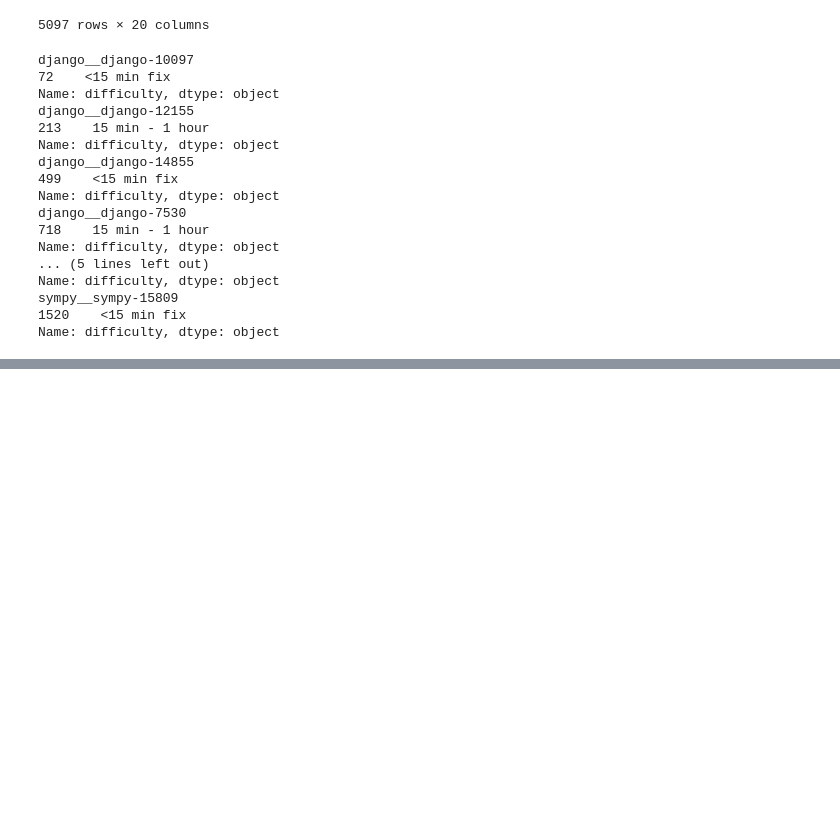
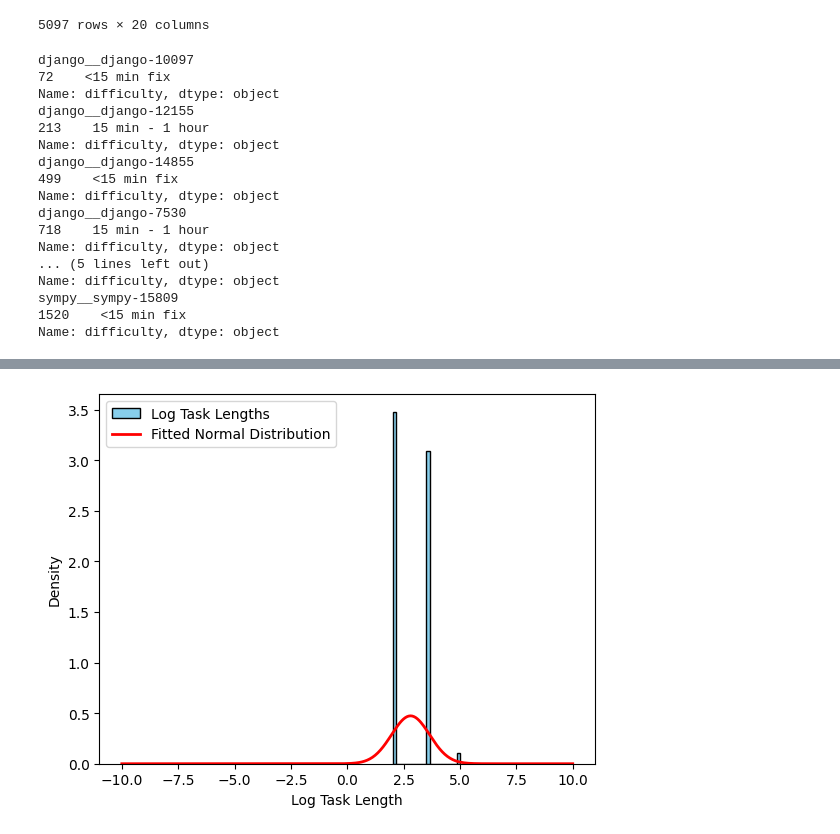
Before and after one commit to pimpale/foo, a Jupyter notebook: python/swebench/time_costs.ipynb, the cells around one changed output, grey strips where cells are left out. Cells and saved outputs as stored; diff of their text form; code cells hidden in the pictures; blank space fills up the shorter version.

```diff
--- a/python/swebench/time_costs.ipynb
+++ b/python/swebench/time_costs.ipynb
@@ -70,0 +537,16 @@ Name: difficulty, dtype: object
+# %%
+# plot histogram of log task lengths
+plt.hist(np.log(resolved_minutes_list), bins=20, density=True, color="skyblue", edgecolor="black", label="Log Task Lengths")
+# Fit a normal distribution to the log task lengths
+normal_params = np.mean(np.log(resolved_minutes_list)), np.std(np.log(resolved_minutes_list))
+
+# Plot the fitted normal distribution
+x = np.linspace(-10, 10, 512)
+plt.plot(x, np.exp(-0.5 * ((x - normal_params[0]) / normal_params[1])**2) / (normal_params[1] * np.sqrt(2 * np.pi)), "r-", lw=2, label="Fitted Normal Distribution")
+
+plt.xlabel("Log Task Length")
+plt.ylabel("Density")
+plt.legend()
+plt.show()
+# %% [output]
+[figure, added]
```
Also changed, not shown: parts of 10 cells of this notebook, 1 other file.
